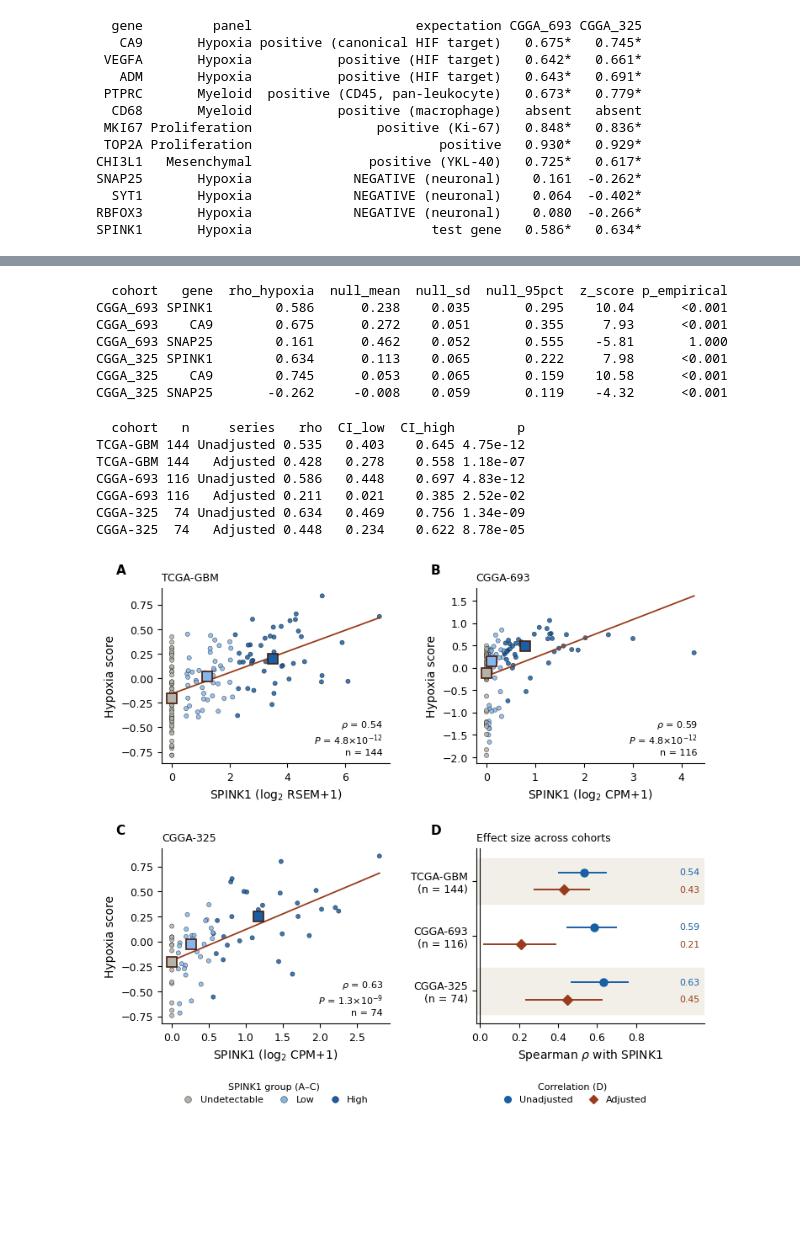
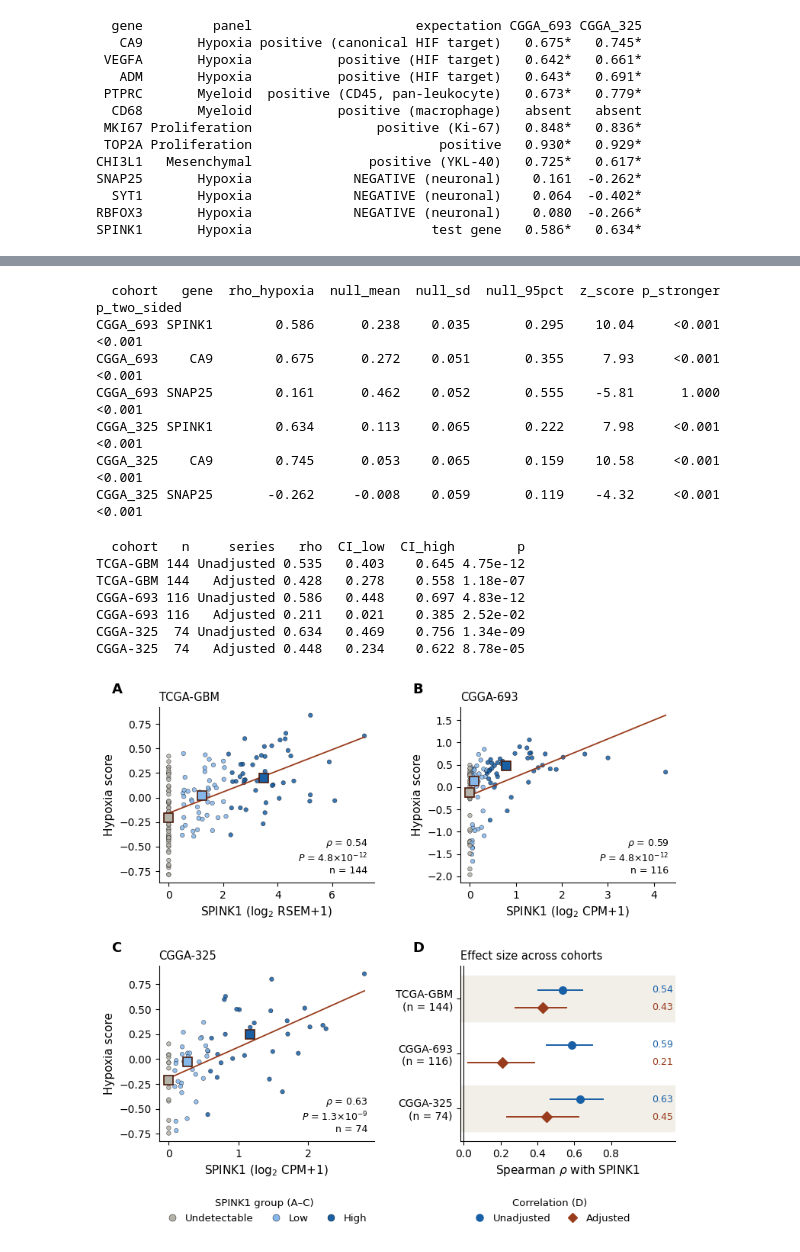
Before and after one commit to melissa-04/spink1-gbm-hypoxia, a Jupyter notebook: 06_cgga_replication.ipynb, the cells around one changed output, grey strips where cells are left out. Saved outputs shown, nothing was run; the diff lists cells and outputs as text; code cells hidden in the pictures; blank space fills up the shorter version.

Commit message:
Add IDH-wildtype-only row to Table S12 and two-sided p-values to Table S15

```diff
--- a/06_cgga_replication.ipynb
+++ b/06_cgga_replication.ipynb
@@ -203,24 +209,26 @@ for tag, (L, S) in data.items():
             if np.isfinite(r):
                 null.append(r)
         null = np.array(null)
-        p_emp = (np.abs(null) >= abs(obs)).mean()
+        p_stronger = (np.abs(null) >= abs(obs)).mean()
+        p_two_sided = min(1.0, 2 * min((null >= obs).mean(), (null <= obs).mean()))
         rows.append({'cohort': f'CGGA_{tag}', 'gene': gene, 'rho_hypoxia': round(obs, 3),
                      'null_mean': round(null.mean(), 3), 'null_sd': round(null.std(), 3),
                      'null_95pct': round(np.percentile(np.abs(null), 95), 3),
                      'z_score': round((obs - null.mean()) / null.std(), 2),
-                     'p_empirical': '<0.001' if p_emp == 0 else f'{p_emp:.3f}'})
+                     'p_stronger': '<0.001' if p_stronger == 0 else f'{p_stronger:.3f}',
+                     'p_two_sided': '<0.001' if p_two_sided == 0 else f'{p_two_sided:.3f}'})
 
 s15 = pd.DataFrame(rows)
 s15.to_csv(os.path.join(RESULTS, 'Table_S15_specificity_null.csv'), index=False)
 print(s15.to_string(index=False))
 # %% [output]
-  cohort   gene  rho_hypoxia  null_mean  null_sd  null_95pct  z_score p_empirical
-CGGA_693 SPINK1        0.586      0.238    0.035       0.295    10.04      <0.001
-CGGA_693    CA9        0.675      0.272    0.051       0.355     7.93      <0.001
-CGGA_693 SNAP25        0.161      0.462    0.052       0.555    -5.81       1.000
-CGGA_325 SPINK1        0.634      0.113    0.065       0.222     7.98      <0.001
-CGGA_325    CA9        0.745      0.053    0.065       0.159    10.58      <0.001
-CGGA_325 SNAP25       -0.262     -0.008    0.059       0.119    -4.32      <0.001
+  cohort   gene  rho_hypoxia  null_mean  null_sd  null_95pct  z_score p_stronger p_two_sided
+CGGA_693 SPINK1        0.586      0.238    0.035       0.295    10.04     <0.001      <0.001
+CGGA_693    CA9        0.675      0.272    0.051       0.355     7.93     <0.001      <0.001
+CGGA_693 SNAP25        0.161      0.462    0.052       0.555    -5.81      1.000      <0.001
+CGGA_325 SPINK1        0.634      0.113    0.065       0.222     7.98     <0.001      <0.001
+CGGA_325    CA9        0.745      0.053    0.065       0.159    10.58     <0.001      <0.001
+CGGA_325 SNAP25       -0.262     -0.008    0.059       0.119    -4.32     <0.001      <0.001
 # %%
 coh = pd.read_csv(os.path.join(RESULTS, 'Table_S1_cohort.csv')).set_index('SAMPLE_ID')
 L_tcga = pd.read_parquet(os.path.join(REPO, 'processed', 'tcga_expression.parquet'))
@@ -265,7 +273,7 @@ import matplotlib.pyplot as plt
 from matplotlib.lines import Line2D
 
 plt.rcParams.update({'font.family': 'sans-serif', 'font.sans-serif': ['Arial', 'DejaVu Sans'],
-                     'font.size': 9, 'axes.labelsize': 10, 'axes.linewidth': 0.8,
+                     'font.size': 10, 'axes.labelsize': 11, 'axes.linewidth': 0.8,
                      'axes.spines.top': False, 'axes.spines.right': False,
                      'legend.frameon': False, 'pdf.fonttype': 42})
 PALETTE = {'Undetectable': '#B4B2A9', 'Low': '#85B7EB', 'High': '#185FA5'}
@@ -275,10 +283,10 @@ def p_label(p):
     m, e = f'{p:.1e}'.split('e')
     return f'$P$ = {m}$\\times$10$^{{{int(e)}}}$'
 
-fig, axes = plt.subplots(2, 2, figsize=(7.4, 6.2))
+fig, axes = plt.subplots(2, 2, figsize=(7.8, 6.8))
 
 for a, (name, (d, unit)) in zip(axes.flat[:3], SETS.items()):
-    a.scatter(d['SPINK1'], d['Hypoxia'], s=14, c=d['group'].map(PALETTE),
+    a.scatter(d['SPINK1'], d['Hypoxia'], s=16, c=d['group'].map(PALETTE),
               edgecolors='black', linewidths=0.3, alpha=0.85, zorder=2)
     slope, intercept = np.polyfit(d['SPINK1'], d['Hypoxia'], 1)
     xs = np.linspace(d['SPINK1'].min(), d['SPINK1'].max(), 50)
@@ -289,46 +297,46 @@ for a, (name, (d, unit)) in zip(axes.flat[:3], SETS.items()):
                color=PALETTE[g], mec='#4A1B0C', mew=1.2, zorder=4)
     r, p = spearmanr(d['SPINK1'], d['Hypoxia'])
     a.text(0.97, 0.04, f'$\\rho$ = {r:.2f}\n{p_label(p)}\nn = {len(d)}', transform=a.transAxes,
-           ha='right', va='bottom', fontsize=8)
-    a.set_title(name, loc='left', fontsize=9)
+           ha='right', va='bottom', fontsize=9)
+    a.set_title(name, loc='left', fontsize=10.5)
     a.set_xlabel(f'SPINK1 ({unit})')
     a.set_ylabel('Hypoxia score')
 
 ax = axes[1, 1]
 names = list(SETS)
 ypos = {c: len(names) - 1 - i for i, c in enumerate(names)}
 for c in names[::2]:
     ax.axhspan(ypos[c] - 0.42, ypos[c] + 0.42, color='#F1EFE8', zorder=0)
 for _, r in effects.iterrows():
     color, marker, offset = STYLE[r['series']]
     y = ypos[r['cohort']] + offset
     ax.plot([r['CI_low'], r['CI_high']], [y, y], color=color, lw=1.4, zorder=2)
-    ax.plot(r['rho'], y, marker=marker, ms=6.5, color=color, zorder=3)
-    ax.text(1.02, y, f"{r['rho']:.2f}", va='center', fontsize=7.8, color=color)
+    ax.plot(r['rho'], y, marker=marker, ms=7, color=color, zorder=3)
+    ax.text(1.02, y, f"{r['rho']:.2f}", va='center', fontsize=9, color=color)
 ax.axvline(0, color='black', lw=0.8, zorder=1)
 ax.set_yticks(list(ypos.values()))
 ax.set_yticklabels([f'{c}\n(n = {len(SETS[c][0])})' for c in names])
 ax.set_ylim(-0.6, 2.6)
 ax.set_xlim(-0.02, 1.15)
 ax.set_xticks([0, 0.2, 0.4, 0.6, 0.8])
 ax.set_xlabel('Spearman $\\rho$ with SPINK1')
-ax.set_title('Effect size across cohorts', loc='left', fontsize=9)
+ax.set_title('Effect size across cohorts', loc='left', fontsize=10.5)
 
 for a, label in zip(axes.flat, 'ABCD'):
-    a.text(-0.2, 1.08, label, transform=a.transAxes, fontsize=11, fontweight='bold')
+    a.text(-0.22, 1.08, label, transform=a.transAxes, fontsize=13, fontweight='bold')
 fig.tight_layout(h_pad=2.0, w_pad=2.0)
 
-group_handles = [Line2D([], [], marker='o', ls='', mfc=PALETTE[g], mec='black', mew=0.3, ms=5.5, label=g)
+group_handles = [Line2D([], [], marker='o', ls='', mfc=PALETTE[g], mec='black', mew=0.3, ms=6.5, label=g)
                  for g in GROUP_ORDER]
-series_handles = [Line2D([], [], marker=STYLE[s][1], ls='', color=STYLE[s][0], ms=5.5, label=s)
+series_handles = [Line2D([], [], marker=STYLE[s][1], ls='', color=STYLE[s][0], ms=6.5, label=s)
                   for s in STYLE]
 fig.legend(handles=group_handles, title='SPINK1 group (A–C)', loc='upper center', ncol=3,
-           bbox_to_anchor=(0.29, 0.0), fontsize=8, title_fontsize=8, columnspacing=1.2, handletextpad=0.3)
+           bbox_to_anchor=(0.29, 0.0), fontsize=9.5, title_fontsize=9.5, columnspacing=1.2, handletextpad=0.3)
 fig.legend(handles=series_handles, title='Correlation (D)', loc='upper center', ncol=2,
-           bbox_to_anchor=(0.77, 0.0), fontsize=8, title_fontsize=8, columnspacing=1.2, handletextpad=0.3)
+           bbox_to_anchor=(0.77, 0.0), fontsize=9.5, title_fontsize=9.5, columnspacing=1.2, handletextpad=0.3)
 
 for ext in ['png', 'pdf']:
     fig.savefig(os.path.join(RESULTS, f'Figure_4_hypoxia_replication.{ext}'), dpi=600, bbox_inches='tight')
 plt.show()
 # %% [output]
-[figure, old version]
+[figure, new version]
```
Also changed, not shown: parts of 4 cells of this notebook.
